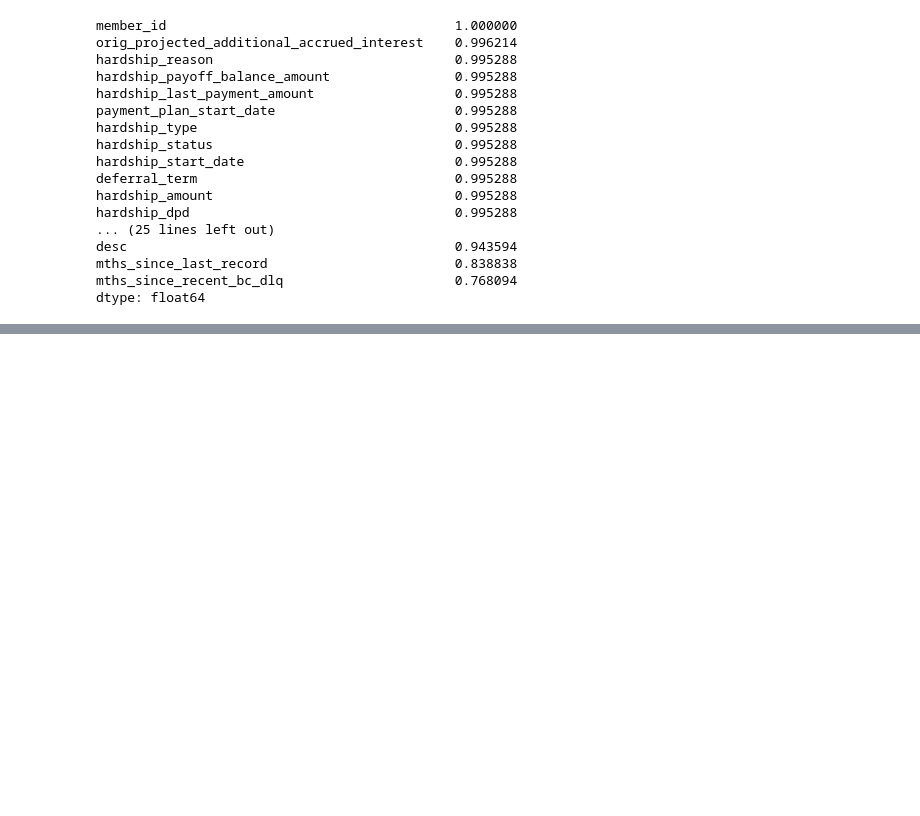
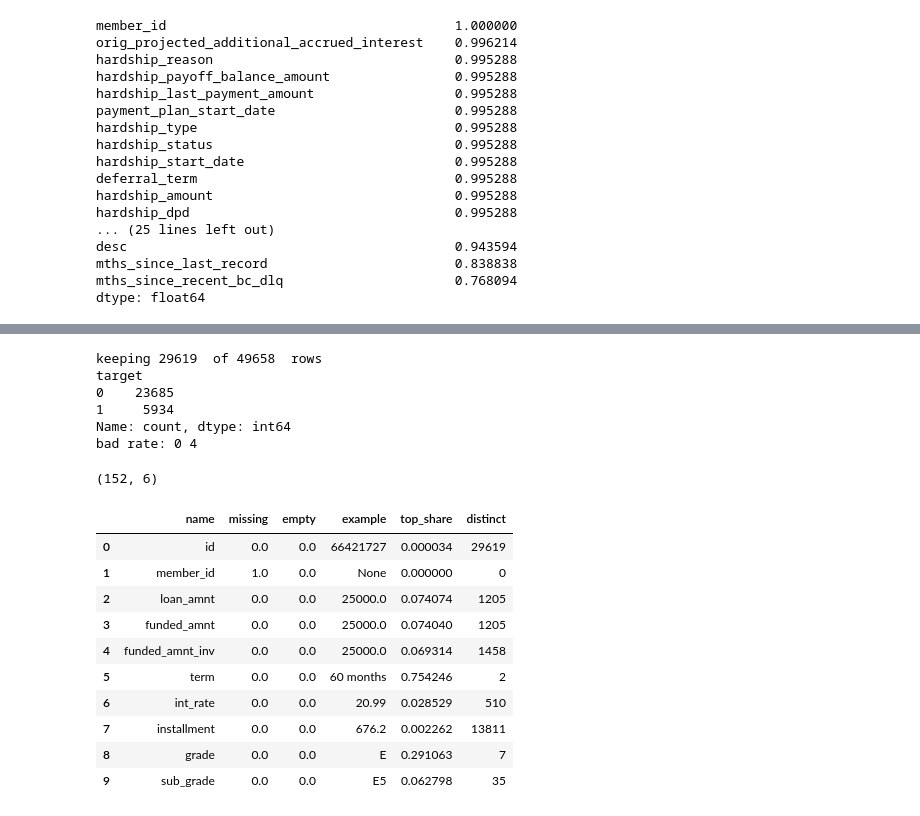
Before and after one commit to Mehdi-mo/credit-risk-engine, a Jupyter notebook: notebooks/02_clean_and_explore.ipynb, the cells around one changed output, grey strips where cells are left out. Drawn from its saved outputs; the diff is of its cells as text; code cells hidden in the pictures; blank space fills up the shorter version.

```diff
--- a/notebooks/02_clean_and_explore.ipynb
+++ b/notebooks/02_clean_and_explore.ipynb
@@ -121,0 +141,60 @@ dtype: float64
+# %%
+good = ['Fully Paid']
+bad = ['Charged Off', 'Default']
+
+keep = df['loan_status'].isin(good + bad)
+
+print('keeping', keep.sum(), ' of', len(df), ' rows')
+
+labelled = df[keep].copy()
+labelled['target'] = df['loan_status'].isin(bad).astype('int8')
+
+print(labelled['target'].value_counts())
+print('bad rate:',round(labelled['target'].mean()), 4)
+# %% [output]
+keeping 29619  of 49658  rows
+target
+0    23685
+1     5934
+Name: count, dtype: int64
+bad rate: 0 4
+# %%
+rows = []
+
+for col in labelled.columns:
+    values = labelled[col].dropna()
+
+    if len(values) == 0:
+        example = None
+        top_share = 0.0
+    else:
+        example = values.iloc[0]
+        top_share = values.value_counts(normalize=True).iloc[0]
+
+    info = {
+        'name':col,
+        'missing':labelled[col].isna().mean(),
+        'empty':(labelled[col] == '').mean(),
+        'example': example,
+        'top_share':top_share,
+        'distinct':labelled[col].nunique(),
+    }
+    rows.append(info)
+
+colmap = pd.DataFrame(rows)
+
+print(colmap.shape)
+colmap.head(10)
+# %% [output]
+(152, 6)
+|  | name | missing | empty | example | top_share | distinct |
+| 0 | id | 0.0 | 0.0 | 66421727 | 0.000034 | 29619 |
+| 1 | member_id | 1.0 | 0.0 | None | 0.000000 | 0 |
+| 2 | loan_amnt | 0.0 | 0.0 | 25000.0 | 0.074074 | 1205 |
+| 3 | funded_amnt | 0.0 | 0.0 | 25000.0 | 0.074040 | 1205 |
+| 4 | funded_amnt_inv | 0.0 | 0.0 | 25000.0 | 0.069314 | 1458 |
+| 5 | term | 0.0 | 0.0 | 60 months | 0.754246 | 2 |
+| 6 | int_rate | 0.0 | 0.0 | 20.99 | 0.028529 | 510 |
+| 7 | installment | 0.0 | 0.0 | 676.2 | 0.002262 | 13811 |
+| 8 | grade | 0.0 | 0.0 | E | 0.291063 | 7 |
+| 9 | sub_grade | 0.0 | 0.0 | E5 | 0.062798 | 35 |
```
Also changed, not shown: parts of 10 cells of this notebook, 1 other file.
